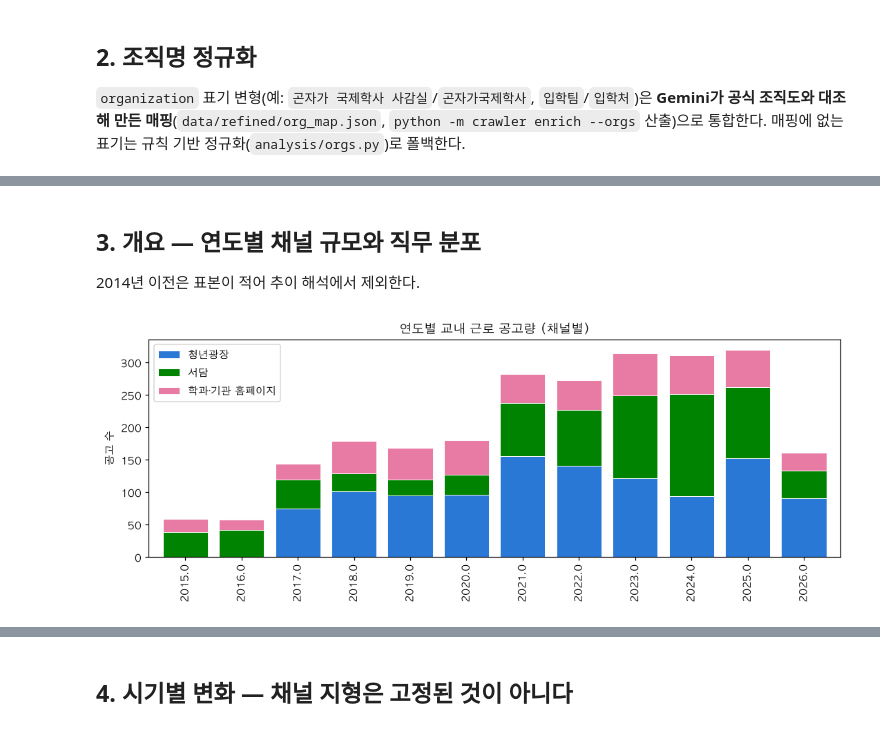
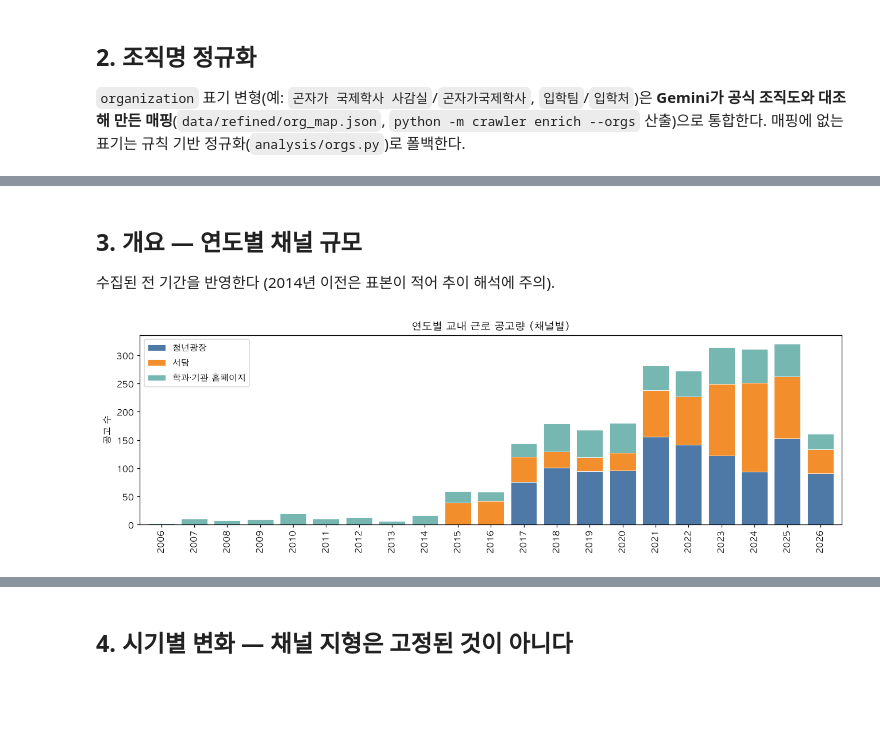
Before and after one commit to sg-beaver/stream, a Jupyter notebook: ai/notebooks/posting_channel_analysis.ipynb, the cells around one changed output, grey strips where cells are left out. Drawn from its saved outputs; the diff is of its cells as text; code cells hidden in the pictures; blank space fills up the shorter version.

```diff
--- a/ai/notebooks/posting_channel_analysis.ipynb
+++ b/ai/notebooks/posting_channel_analysis.ipynb
@@ -35,20 +35,37 @@ import matplotlib.pyplot as plt
 import pandas as pd
 
 from analysis import (CH_ORDER, add_transparency, channel_matrix,
-                      cross_posting_role_window, cross_posting_stats,
+                      cross_posting_role_window, cross_posting_stats, dedup_recruitments,
                       last_posting, lead_times, load_postings, posting_gaps)
 from analysis.metrics import FIELD_LABELS, add_dormancy_flags, dept_tier_comparison
 from analysis.orgs import load_org_map
 
-matplotlib.rcParams['font.family'] = 'AppleGothic'   # macOS 한글 폰트
+# 한글 폰트 — 운영체제별로 사용 가능한 첫 번째 폰트를 선택
+import platform
+from matplotlib import font_manager
+
+_KOREAN_FONTS = {
+    'Darwin': ['AppleGothic'],
+    'Windows': ['Malgun Gothic'],
+    'Linux': ['NanumGothic', 'Noto Sans CJK KR'],   # 없으면: apt install fonts-nanum
+}
+_available = {f.name for f in font_manager.fontManager.ttflist}
+for _name in _KOREAN_FONTS.get(platform.system(), []) + [
+        'AppleGothic', 'Malgun Gothic', 'NanumGothic', 'Noto Sans CJK KR']:
+    if _name in _available:
+        matplotlib.rcParams['font.family'] = _name
+        break
+else:
+    print('경고: 한글 폰트를 찾지 못했습니다 — 차트 한글이 깨질 수 있습니다')
 matplotlib.rcParams['axes.unicode_minus'] = False
 matplotlib.rcParams['figure.dpi'] = 110
 pd.set_option('display.max_rows', 100)
 pd.set_option('display.max_colwidth', 60)
 
-# 채널 색은 모든 차트에서 동일하게 유지한다 (색은 항상 같은 대상을 가리킨다)
-CH_COLORS = {'청년광장': '#2a78d6', '서담': '#008300', '학과·기관 홈페이지': '#e87ba4'}
+# 채널 색 (Tableau 10 팔레트) — 모든 차트에서 동일하게 유지한다
+CH_COLORS = {'청년광장': '#4E79A7', '서담': '#F28E2B', '학과·기관 홈페이지': '#76B7B2'}
 CH_CLIST = [CH_COLORS[c] for c in CH_ORDER]
+GOOD, BAD, ACCENT = '#59A14F', '#E15759', '#4E79A7'   # 랭킹 상/하위, 강조
 BAR_KW = dict(edgecolor='white', linewidth=0.6)
 
 df = add_transparency(load_postings())
@@ -85,18 +102,19 @@ Gemini 조직명 매핑: 고유 표기 357개 중 조직도 단위 매핑 269개
 organization 결측 41건은 부서별 분석에서 제외
 # %% [markdown]
-## 3. 개요 — 연도별 채널 규모와 직무 분포
+## 3. 개요 — 연도별 채널 규모
 
-2014년 이전은 표본이 적어 추이 해석에서 제외한다.
+수집된 전 기간을 반영한다 (2014년 이전은 표본이 적어 추이 해석에 주의).
 # %%
-yr = (df[df['year'].between(2015, 2026)]
+yr = (df[df['year'].notna()]
       .pivot_table(index='year', columns='channel', values='post_id', aggfunc='count')
       .fillna(0))[CH_ORDER]
+yr.index = yr.index.astype(int)
 
-fig, ax = plt.subplots(figsize=(10, 4))
+fig, ax = plt.subplots(figsize=(12, 4))
 yr.plot(kind='bar', stacked=True, ax=ax, width=0.8, color=CH_CLIST, **BAR_KW)
 ax.set_title('연도별 교내 근로 공고량 (채널별)')
 ax.set_xlabel(''); ax.set_ylabel('공고 수')
 ax.legend(title='')
 plt.tight_layout(); plt.show()
 # %% [output]
-[figure, old version]
+[figure, new version]
```
Also changed, not shown: parts of 26 cells of this notebook.
